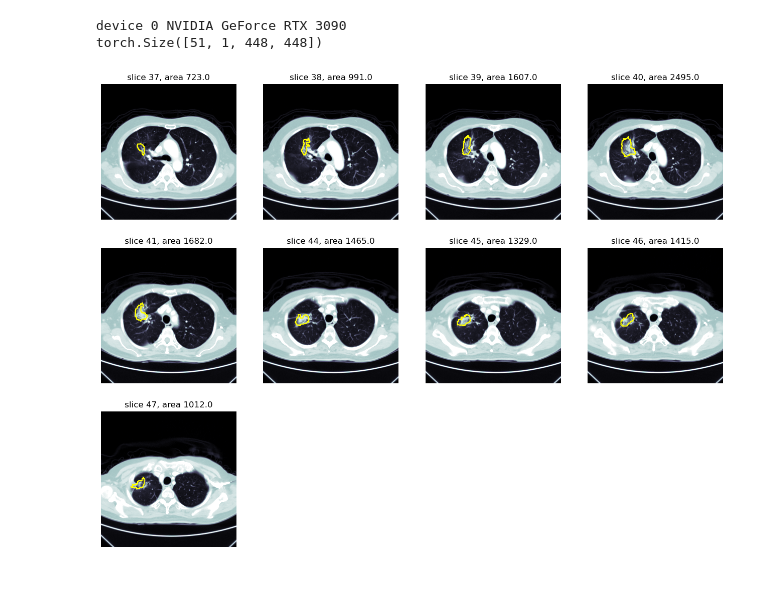
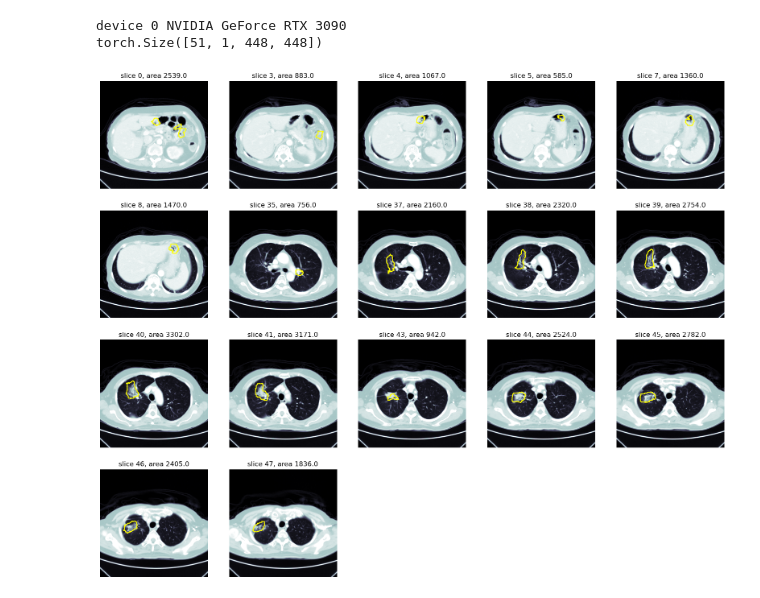
Before and after one commit to acqxi/rili, a Jupyter notebook: RILI-2019-2020/inference_gpu0.ipynb, the cells around one changed output. Saved outputs shown, nothing was run; the diff lists cells and outputs as text; code cells hidden in the pictures.

```diff
--- a/RILI-2019-2020/inference_gpu0.ipynb
+++ b/RILI-2019-2020/inference_gpu0.ipynb
@@ -15,8 +15,11 @@ IMG_SIZE = 512
 NET_SIZE = 448
 MEAN = 0.36
 STD = 0.42
-XFM_COMP = xfms.Compose([xfms.ToTensor(), xfms.Resize((IMG_SIZE, IMG_SIZE)),
-                      xfms.CenterCrop((NET_SIZE, NET_SIZE)), xfms.Normalize(MEAN, STD)])
+XFM_COMP = xfms.Compose(
+    [xfms.ToTensor(),
+     xfms.Resize((IMG_SIZE, IMG_SIZE)),
+     xfms.CenterCrop((NET_SIZE, NET_SIZE)),
+     xfms.Normalize(MEAN, STD)])
 # %%
 def preprocess(patientDicomPath, xfmComp=XFM_COMP):
     # Load all the DICOM files from a single folder into a list of 3D images and return the numpy array by simpleITK
@@ -49,7 +52,8 @@ def evaluate(net, input4Dtensor, batchSize=8):
 
     net.to(device).eval()
     with torch.no_grad():
-        output = torch.cat([net(input4Dtensor[i:i+batchSize].to(device)) for i in range(0, input4Dtensor.shape[0], batchSize)], dim=0)
+        output = torch.cat(
+            [net(input4Dtensor[i:i + batchSize].to(device)) for i in range(0, input4Dtensor.shape[0], batchSize)], dim=0)
     return output
 # %%
 def postprocess(output, threshold=0.5):
@@ -101,5 +162,11 @@ def draw(img3D, msk3D, show=False, save=False, save_path=None, window=(-1000, 20
 # %%
-def inference(net=UNet(encChannels=(1, 16, 32, 64), outSize=(NET_SIZE, NET_SIZE)), weightPath=None, patientDicomPath="RP-2019-46p111ct/000218422H_20191128", batchSize=8, window=(-1000, 200), savePath=None):
+def inference(net=UNet(nbClasses=1, outSize=(NET_SIZE, NET_SIZE)),
+              weightPath=None,
+              patientDicomPath="RP-2019-46p111ct/000218422H_20191128",
+              groundTruthNiiPath=None,
+              batchSize=8,
+              window=(-1000, 200),
+              savePath=None):
     if weightPath is not None:
         state_dict = torch.load(weightPath, map_location=torch.device('cpu'))
         moderfied_state_dict = {}
@@ -116,11 +183,17 @@ def inference(net=UNet(encChannels=(1, 16, 32, 64), outSize=(NET_SIZE, NET_SIZE)
     output = evaluate(net, input4Dtensor, batchSize)
     mask = postprocess(output)
 
-    draw(sitk.GetArrayFromImage(img_itk)[slice_filter[0]:slice_filter[1]], mask, show=True, save=savePath is not None, save_path=savePath, window=window)
+    draw(sitk.GetArrayFromImage(img_itk)[slice_filter[0]:slice_filter[1]],
+         mask,
+         show=True,
+         save=savePath is not None,
+         save_path=savePath,
+         window=window)
     return mask
 # %%
-msk = inference(weightPath='/root/projs/rili/RILI-2019-2020/expA/0.0244_109.pth')#, patientDicomPath='/root/projs/rili/RILI-2019-2020/RP-2019-46p111ct/000385021D_20191112')
+msk = inference(weightPath='/root/projs/rili/RILI-2019-2020/expD/0.4382_118.pth'
+                )  #, patientDicomPath='/root/projs/rili/RILI-2019-2020/RP-2019-46p111ct/000385021D_20191112')
 # %% [output]
 device 0 NVIDIA GeForce RTX 3090
 torch.Size([51, 1, 448, 448])
-[figure, old version]
+[figure, new version]
```
Also changed, not shown: parts of 5 cells of this notebook, 4 other files.
